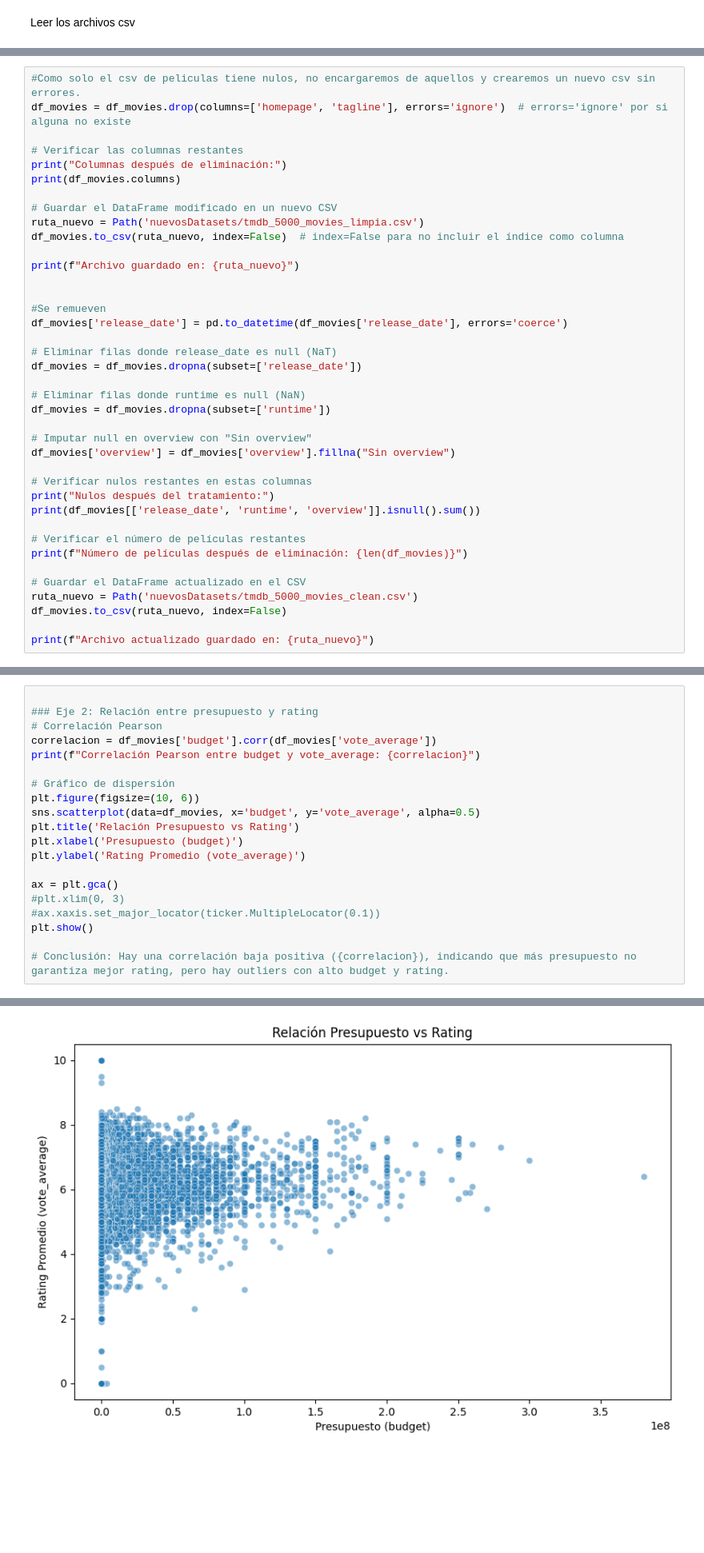
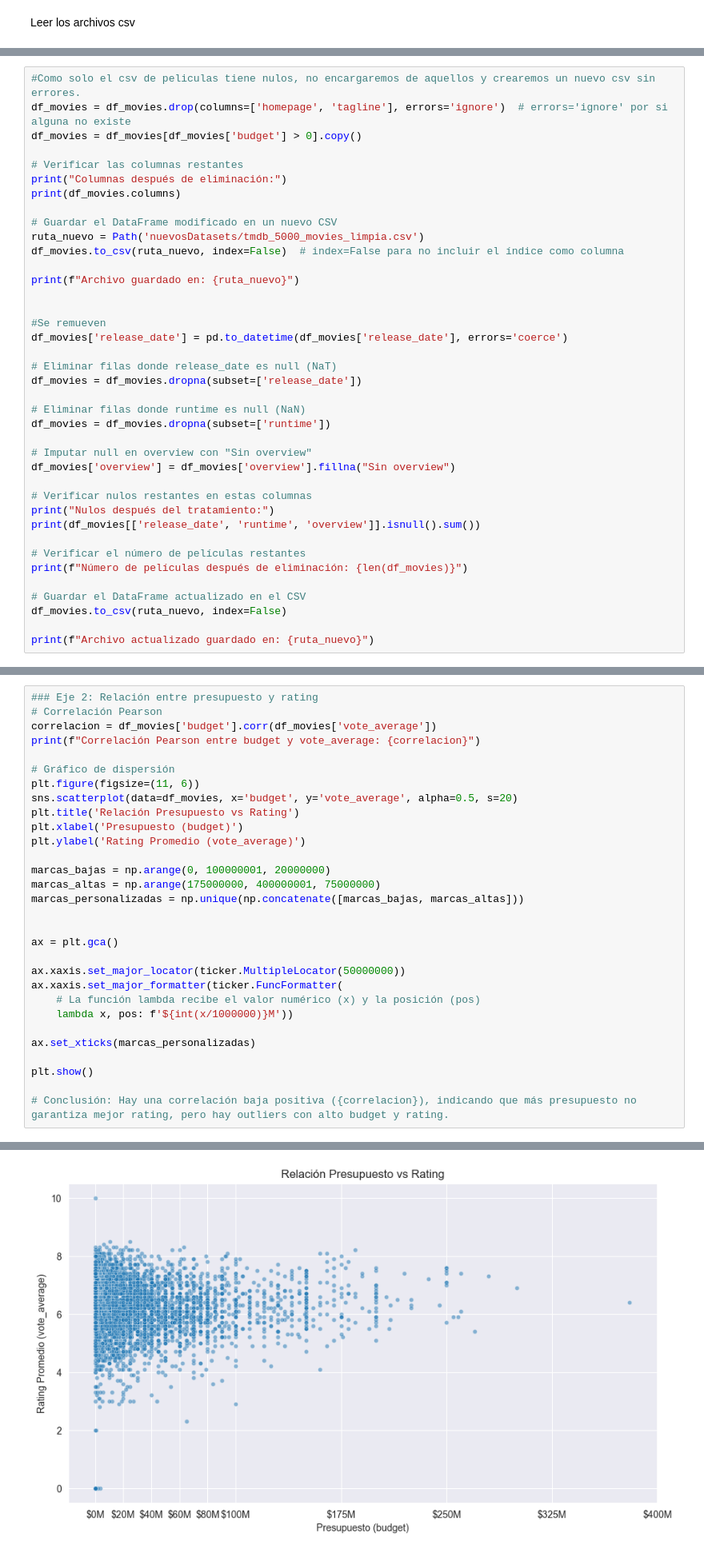
Before and after one commit to agusmarino/TrabajoFinalLenguajes1, a Jupyter notebook: TP Final.ipynb, the cells around one changed output, grey strips where cells are left out. Shown at 80% size. Drawn from its saved outputs; the diff is of its cells as text; blank space fills up the shorter version.

```diff
--- a/TP Final.ipynb
+++ b/TP Final.ipynb
@@ -109,6 +109,7 @@ dtype: int64
 # %%
 #Como solo el csv de peliculas tiene nulos, no encargaremos de aquellos y crearemos un nuevo csv sin errores.
 df_movies = df_movies.drop(columns=['homepage', 'tagline'], errors='ignore')  # errors='ignore' por si alguna no existe
+df_movies = df_movies[df_movies['budget'] > 0].copy()
 
 # Verificar las columnas restantes
 print("Columnas después de eliminación:")
@@ -141,7 +142,6 @@ print(df_movies[['release_date', 'runtime', 'overview']].isnull().sum())
 print(f"Número de películas después de eliminación: {len(df_movies)}")
 
 # Guardar el DataFrame actualizado en el CSV
-ruta_nuevo = Path('nuevosDatasets/tmdb_5000_movies_clean.csv')
 df_movies.to_csv(ruta_nuevo, index=False)
 
 print(f"Archivo actualizado guardado en: {ruta_nuevo}")
@@ -220,20 +219,30 @@ max    3.800000e+08  459488.000000   875.581305  2.787965e+09   338.000000
 # %%
-
 ### Eje 2: Relación entre presupuesto y rating
 # Correlación Pearson
 correlacion = df_movies['budget'].corr(df_movies['vote_average'])
 print(f"Correlación Pearson entre budget y vote_average: {correlacion}")
 
 # Gráfico de dispersión
-plt.figure(figsize=(10, 6))
-sns.scatterplot(data=df_movies, x='budget', y='vote_average', alpha=0.5)
+plt.figure(figsize=(11, 6))
+sns.scatterplot(data=df_movies, x='budget', y='vote_average', alpha=0.5, s=20)
 plt.title('Relación Presupuesto vs Rating')
 plt.xlabel('Presupuesto (budget)')
 plt.ylabel('Rating Promedio (vote_average)')
 
+marcas_bajas = np.arange(0, 100000001, 20000000)
+marcas_altas = np.arange(175000000, 400000001, 75000000)
+marcas_personalizadas = np.unique(np.concatenate([marcas_bajas, marcas_altas]))
+
+
 ax = plt.gca()
-#plt.xlim(0, 3)
-#ax.xaxis.set_major_locator(ticker.MultipleLocator(0.1))
+
+ax.xaxis.set_major_locator(ticker.MultipleLocator(50000000))
+ax.xaxis.set_major_formatter(ticker.FuncFormatter(
+    # La función lambda recibe el valor numérico (x) y la posición (pos)
+    lambda x, pos: f'${int(x/1000000)}M'))
+
+ax.set_xticks(marcas_personalizadas)
+
 plt.show()
 
 # Conclusión: Hay una correlación baja positiva ({correlacion}), indicando que más presupuesto no garantiza mejor rating, pero hay outliers con alto budget y rating.
@@ -242,4 +251,4 @@ Correlación Pearson entre budget y vote_average: 0.09314574534816406
-[figure, old version]
+[figure, new version]
 # %%
 ### Eje 3: Evolución de la duración de películas en los últimos 50 años
 # Crear columna 'release_year' a partir de 'release_date' (asumiendo que ya es datetime de celdas anteriores)
```
Also changed, not shown: parts of 5 cells of this notebook, 2 other files.
